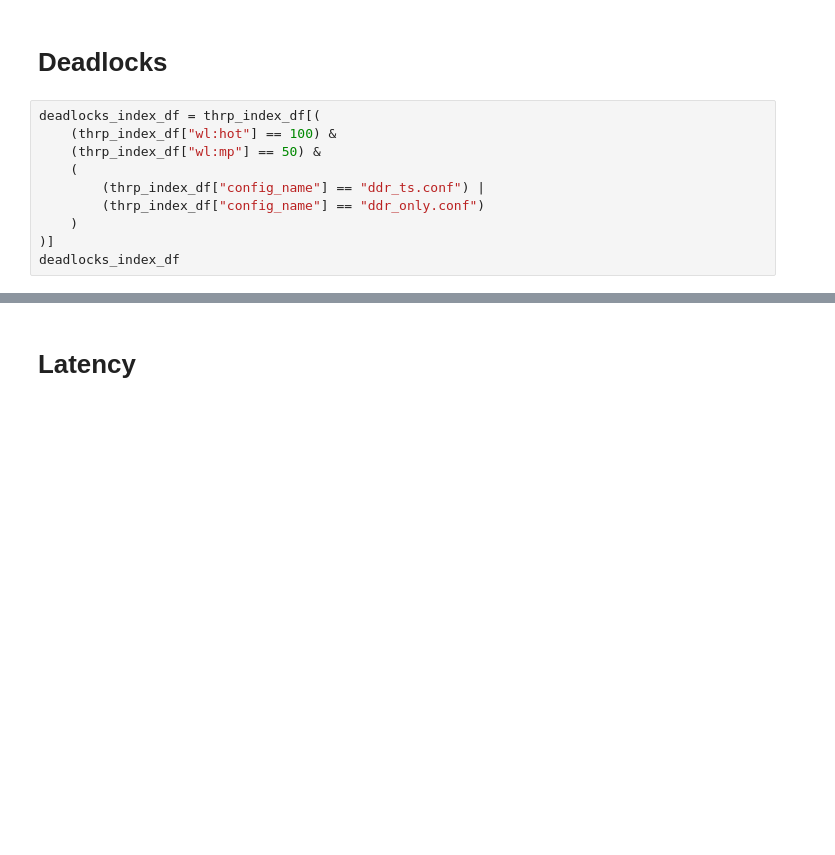
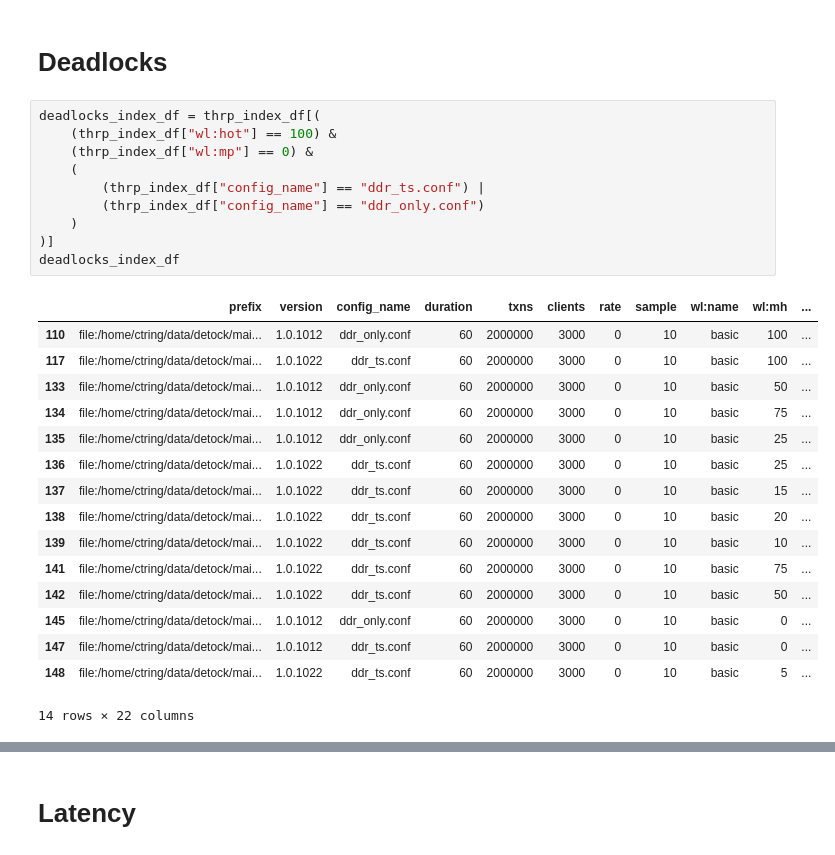
Before and after one commit to umd-dslam/DetockAnalysis, a Jupyter notebook: 1-Microbenchmark.ipynb, the cells around one changed output, grey strips where cells are left out. Drawn from its saved outputs; the diff is of its cells as text; blank space fills up the shorter version.

```diff
--- a/1-Microbenchmark.ipynb
+++ b/1-Microbenchmark.ipynb
@@ -123,11 +176,28 @@ fig.savefig('output/micro-throughput.pdf', bbox_inches='tight')
 # %%
 deadlocks_index_df = thrp_index_df[(
     (thrp_index_df["wl:hot"] == 100) &
-    (thrp_index_df["wl:mp"] == 50) &
+    (thrp_index_df["wl:mp"] == 0) &
     (
         (thrp_index_df["config_name"] == "ddr_ts.conf") |
         (thrp_index_df["config_name"] == "ddr_only.conf")
     )
 )]
 deadlocks_index_df
+# %% [output]
+|  | prefix | version | config_name | duration | txns | clients | rate | sample | wl:name | wl:mh | ... |
+| 110 | file:/home/ctring/data/detock/mai... | 1.0.1012 | ddr_only.conf | 60 | 2000000 | 3000 | 0 | 10 | basic | 100 | ... |
+| 117 | file:/home/ctring/data/detock/mai... | 1.0.1022 | ddr_ts.conf | 60 | 2000000 | 3000 | 0 | 10 | basic | 100 | ... |
+| 133 | file:/home/ctring/data/detock/mai... | 1.0.1012 | ddr_only.conf | 60 | 2000000 | 3000 | 0 | 10 | basic | 50 | ... |
+| 134 | file:/home/ctring/data/detock/mai... | 1.0.1012 | ddr_only.conf | 60 | 2000000 | 3000 | 0 | 10 | basic | 75 | ... |
+| 135 | file:/home/ctring/data/detock/mai... | 1.0.1012 | ddr_only.conf | 60 | 2000000 | 3000 | 0 | 10 | basic | 25 | ... |
+| 136 | file:/home/ctring/data/detock/mai... | 1.0.1022 | ddr_ts.conf | 60 | 2000000 | 3000 | 0 | 10 | basic | 25 | ... |
+| 137 | file:/home/ctring/data/detock/mai... | 1.0.1022 | ddr_ts.conf | 60 | 2000000 | 3000 | 0 | 10 | basic | 15 | ... |
+| 138 | file:/home/ctring/data/detock/mai... | 1.0.1022 | ddr_ts.conf | 60 | 2000000 | 3000 | 0 | 10 | basic | 20 | ... |
+| 139 | file:/home/ctring/data/detock/mai... | 1.0.1022 | ddr_ts.conf | 60 | 2000000 | 3000 | 0 | 10 | basic | 10 | ... |
+| 141 | file:/home/ctring/data/detock/mai... | 1.0.1022 | ddr_ts.conf | 60 | 2000000 | 3000 | 0 | 10 | basic | 75 | ... |
+| 142 | file:/home/ctring/data/detock/mai... | 1.0.1022 | ddr_ts.conf | 60 | 2000000 | 3000 | 0 | 10 | basic | 50 | ... |
+| 145 | file:/home/ctring/data/detock/mai... | 1.0.1012 | ddr_only.conf | 60 | 2000000 | 3000 | 0 | 10 | basic | 0 | ... |
+| 147 | file:/home/ctring/data/detock/mai... | 1.0.1012 | ddr_ts.conf | 60 | 2000000 | 3000 | 0 | 10 | basic | 0 | ... |
+| 148 | file:/home/ctring/data/detock/mai... | 1.0.1022 | ddr_ts.conf | 60 | 2000000 | 3000 | 0 | 10 | basic | 5 | ... |
+14 rows × 22 columns
 # %%
```
Also changed, not shown: parts of 11 cells of this notebook, 16 other files.
